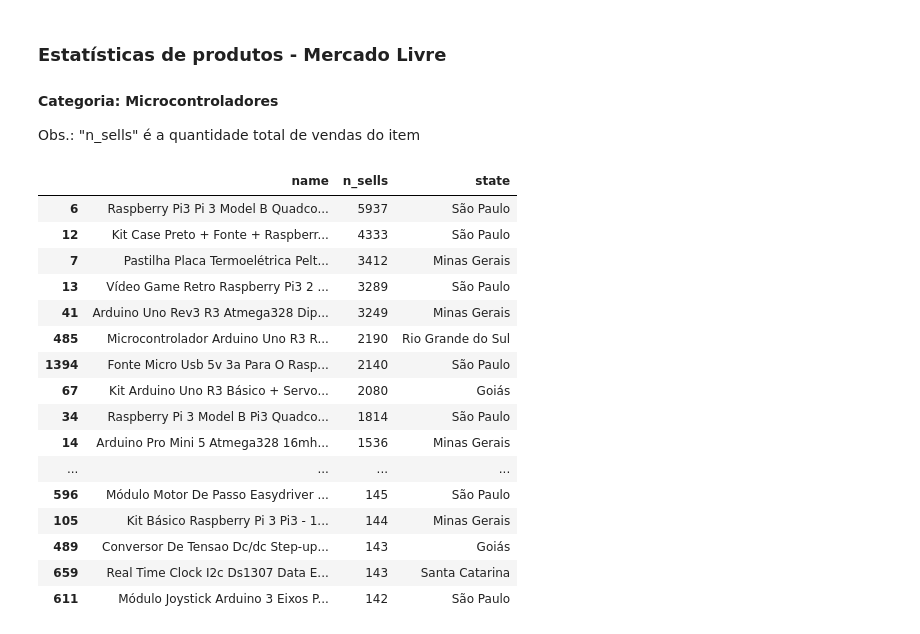
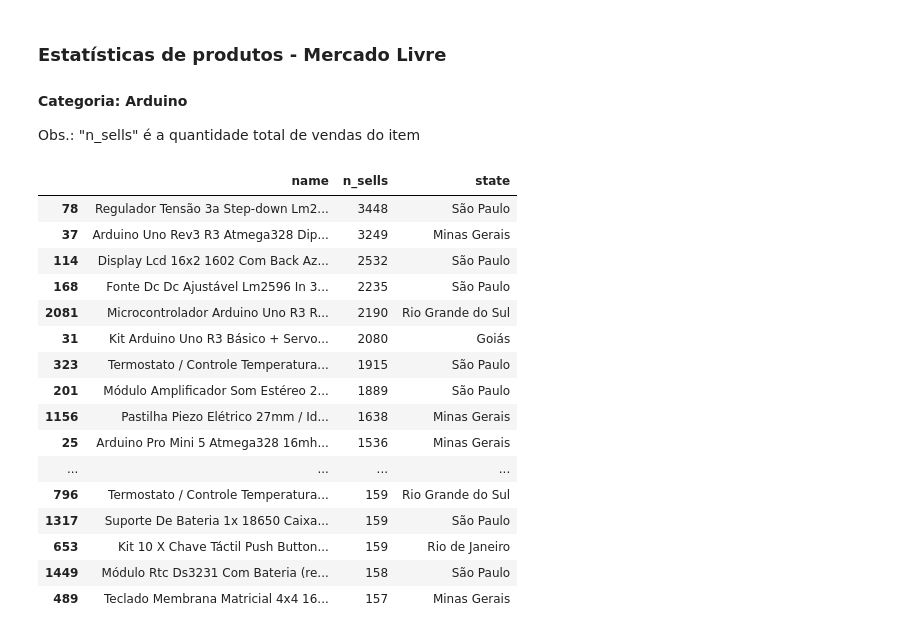
Before and after one commit to renancunha/ml_crawler, a Jupyter notebook: arduino.ipynb, the cells around one changed output. Saved outputs shown, nothing was run; the diff lists cells and outputs as text; code cells hidden in the pictures.

```diff
--- a/arduino.ipynb
+++ b/arduino.ipynb
@@ -1,34 +1,34 @@
 # %% [markdown]
 ### Estatísticas de produtos - Mercado Livre
 
-#### Categoria: Microcontroladores
+#### Categoria: Arduino
 
 Obs.: "n_sells" é a quantidade total de vendas do item
 # %%
 import pandas as pd
 
-pd.options.display.max_rows = 9999
+pd.options.display.max_rows = 1000
 
-df = pd.read_json('microcontroladores.jsonl', lines = True)
+df = pd.read_json('arduino.jsonl', lines = True)
 df = df[df['n_sells'] > 0]
 df = df.sort_values(by=['n_sells'], ascending=False)
 df = df[['name', 'n_sells', 'state']]
-df
+df.head(1000)
 # %% [output]
 |  | name | n_sells | state |
-| 6 | Raspberry Pi3 Pi 3 Model B Quadco... | 5937 | São Paulo |
-| 12 | Kit Case Preto + Fonte + Raspberr... | 4333 | São Paulo |
-| 7 | Pastilha Placa Termoelétrica Pelt... | 3412 | Minas Gerais |
-| 13 | Vídeo Game Retro Raspberry Pi3 2 ... | 3289 | São Paulo |
-| 41 | Arduino Uno Rev3 R3 Atmega328 Dip... | 3249 | Minas Gerais |
-| 485 | Microcontrolador Arduino Uno R3 R... | 2190 | Rio Grande do Sul |
-| 1394 | Fonte Micro Usb 5v 3a Para O Rasp... | 2140 | São Paulo |
-| 67 | Kit Arduino Uno R3 Básico + Servo... | 2080 | Goiás |
-| 34 | Raspberry Pi 3 Model B Pi3 Quadco... | 1814 | São Paulo |
-| 14 | Arduino Pro Mini 5 Atmega328 16mh... | 1536 | Minas Gerais |
+| 78 | Regulador Tensão 3a Step-down Lm2... | 3448 | São Paulo |
+| 37 | Arduino Uno Rev3 R3 Atmega328 Dip... | 3249 | Minas Gerais |
+| 114 | Display Lcd 16x2 1602 Com Back Az... | 2532 | São Paulo |
+| 168 | Fonte Dc Dc Ajustável Lm2596 In 3... | 2235 | São Paulo |
+| 2081 | Microcontrolador Arduino Uno R3 R... | 2190 | Rio Grande do Sul |
+| 31 | Kit Arduino Uno R3 Básico + Servo... | 2080 | Goiás |
+| 323 | Termostato / Controle Temperatura... | 1915 | São Paulo |
+| 201 | Módulo Amplificador Som Estéreo 2... | 1889 | São Paulo |
+| 1156 | Pastilha Piezo Elétrico 27mm / Id... | 1638 | Minas Gerais |
+| 25 | Arduino Pro Mini 5 Atmega328 16mh... | 1536 | Minas Gerais |
 | ... | ... | ... | ... |
-| 596 | Módulo Motor De Passo Easydriver ... | 145 | São Paulo |
-| 105 | Kit Básico Raspberry Pi 3 Pi3 - 1... | 144 | Minas Gerais |
-| 489 | Conversor De Tensao Dc/dc Step-up... | 143 | Goiás |
-| 659 | Real Time Clock I2c Ds1307 Data E... | 143 | Santa Catarina |
-| 611 | Módulo Joystick Arduino 3 Eixos P... | 142 | São Paulo |
+| 796 | Termostato / Controle Temperatura... | 159 | Rio Grande do Sul |
+| 1317 | Suporte De Bateria 1x 18650 Caixa... | 159 | São Paulo |
+| 653 | Kit 10 X Chave Táctil Push Button... | 159 | Rio de Janeiro |
+| 1449 | Módulo Rtc Ds3231 Com Bateria (re... | 158 | São Paulo |
+| 489 | Teclado Membrana Matricial 4x4 16... | 157 | Minas Gerais |
```
Also changed, not shown: 1 other file.
